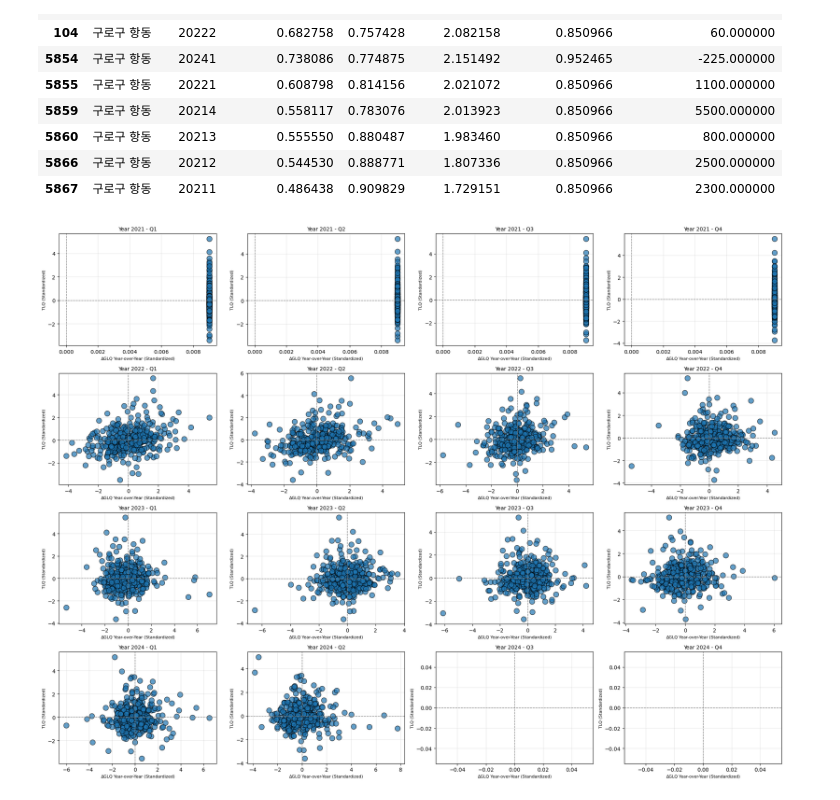
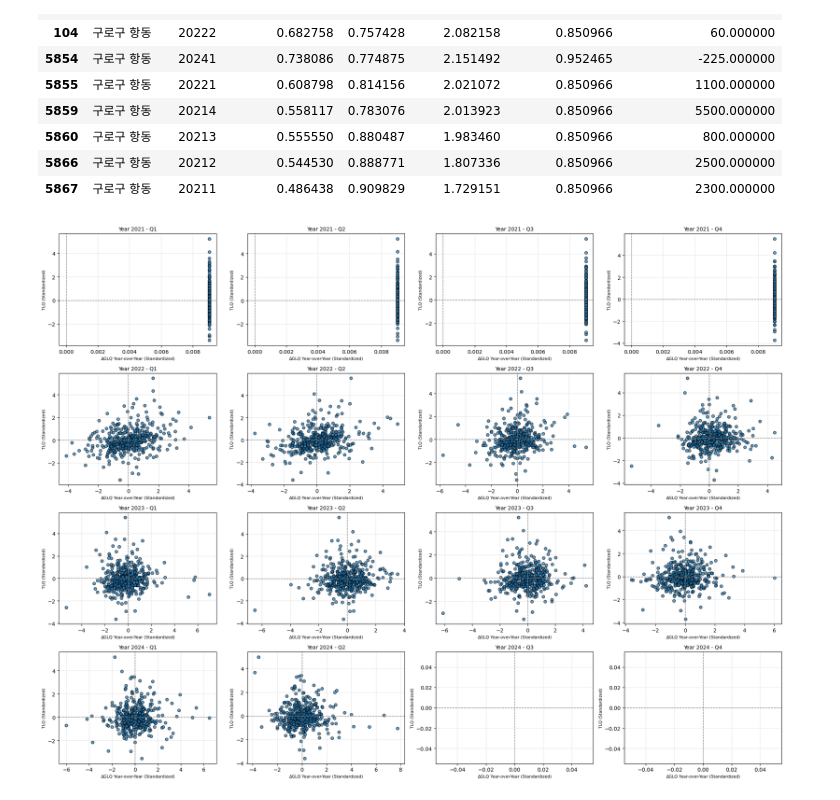
Before and after one commit to Gyuhyeon-Eom/FInal_Project, a Jupyter notebook: Final_FInal_LQ_EOM_2.ipynb, the cells around one changed output. Cells and saved outputs as stored; diff of their text form; code cells hidden in the pictures.

```diff
--- a/Final_FInal_LQ_EOM_2.ipynb
+++ b/Final_FInal_LQ_EOM_2.ipynb
@@ -127,29 +145,43 @@ df_yes_filtered
 # %%
 df_yes = df_yes_filtered
 # %%
-if 'tlq' not in merged_df_sorted.columns:
-    merged_df_sorted['tlq'] = merged_df_sorted[lq_columns].sum(axis=1)
+# Calculate year-over-year differences for delta_glq
+for col in lq_columns:
+    merged_df_sorted[f'delta_{col}_year'] = merged_df_sorted.groupby(['dong', 'qtr'])[col].diff()
 
-if 'delta_glq_year' in merged_df_sorted.columns and 'tlq' in merged_df_sorted.columns:
-    merged_df_sorted[['delta_glq_year', 'tlq']] = scaler.fit_transform(merged_df_sorted[['delta_glq_year', 'tlq']])
-else:
-    print("One of 'delta_glq_year' or 'tlq' is missing. Please check.")
+# Calculate total year-over-year GLQ changes
+delta_year_columns = [f'delta_{col}_year' for col in lq_columns]
+merged_df_sorted['delta_glq_year'] = merged_df_sorted[delta_year_columns].sum(axis=1)
+
+# Standardize delta_glq_year and tlq
+from sklearn.preprocessing import StandardScaler
+scaler = StandardScaler()
+merged_df_sorted[['delta_glq_year', 'tlq']] = scaler.fit_transform(merged_df_sorted[['delta_glq_year', 'tlq']])
+
+# Visualization
+import matplotlib.pyplot as plt
+
+merged_df_sorted['year'] = merged_df_sorted['quarter'] // 10
+merged_df_sorted['qtr'] = merged_df_sorted['quarter'] % 10
+
+unique_years = merged_df_sorted['year'].unique()
+unique_quarters = merged_df_sorted['qtr'].unique()
 
 plt.figure(figsize=(20, 15))
 
 for i, year in enumerate(sorted(unique_years)):
     for j, qtr in enumerate(sorted(unique_quarters)):
         plt.subplot(len(unique_years), len(unique_quarters), i * len(unique_quarters) + j + 1)
         data = merged_df_sorted[(merged_df_sorted['year'] == year) & (merged_df_sorted['qtr'] == qtr)]
-        plt.scatter(data['delta_glq_year'], data['tlq'], alpha=0.7, edgecolors='k', s=100)
+        plt.scatter(data['delta_glq_year'], data['tlq'], alpha=0.7, edgecolors='k', s=30)
         plt.title(f'Year {year} - Q{qtr}', fontsize=10)
         plt.xlabel('∆GLQ Year-over-Year (Standardized)', fontsize=8)
         plt.ylabel('TLQ (Standardized)', fontsize=8)
         plt.axhline(y=0, color='gray', linestyle='--', linewidth=1)
         plt.axvline(x=0, color='gray', linestyle='--', linewidth=1)
         plt.grid(alpha=0.3)
 
 plt.tight_layout()
 plt.show()
 # %% [output]
-[figure, old version]
+[figure, new version]
```
Also changed, not shown: parts of 6 cells of this notebook.
